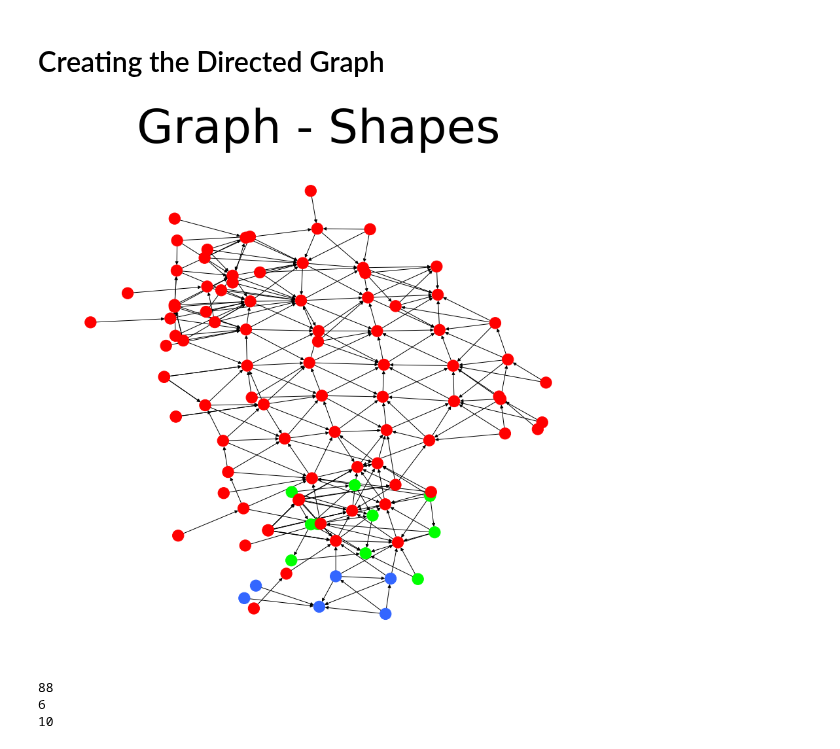
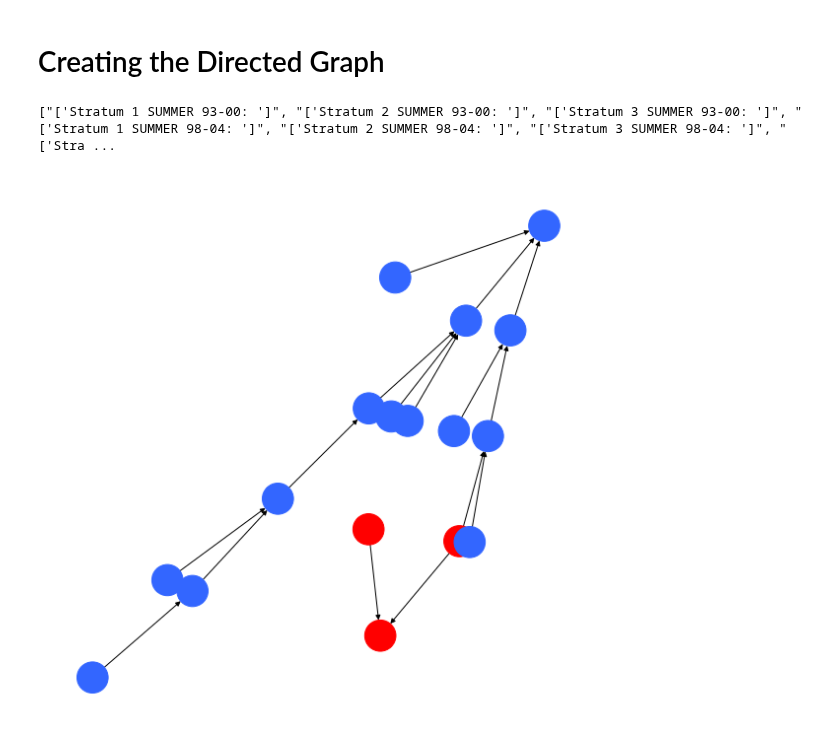
Before and after one commit to amberlee0516/UMR-TDA-2021, a Jupyter notebook: TDA_Analysis_Scripts/scomplexAnalysis_Coloring.ipynb, the cells around one changed output. Saved outputs shown, nothing was run; the diff lists cells and outputs as text; code cells hidden in the pictures.

Commit message:
Coloring html

```diff
--- a/TDA_Analysis_Scripts/scomplexAnalysis_Coloring.ipynb
+++ b/TDA_Analysis_Scripts/scomplexAnalysis_Coloring.ipynb
@@ -29,12 +29,12 @@ From the `kmapper_demo` file, I added one extra code block to place the resultin
 Here, we also import the actual data set, with data interpolated for the specific pool. <br>
 Lastly, a list of the 11 continuous variables (the interpolated versions) is created.
 # %%
-jsonFilePath = r"C:\Users\killiad\Documents\Senior\REU\Mapper\LaGrange\TDA2PCA75Cubes25perc_e10.json"
+jsonFilePath = r"C:\Users\killiad\Documents\Senior\REU\Mapper\PCA_1_NO_COND\TDA1PCA15Cubes35perc.json"
 jsonFile = open(jsonFilePath, "r")
 jsonData = json.load(jsonFile)
 jsonFile.close()
 
-dataFilePath = r"C:\Users\killiad\Documents\Senior\REU\Mapper\LaGrange\TDA2PCA75Cubes25perc_e10.p"
+dataFilePath = r"C:\Users\killiad\Documents\Senior\REU\Mapper\PCA_1_NO_COND\TDA1PCA15Cubes35perc.p"
 df_dict = pickle.load(open(dataFilePath, "rb"))
 
 variables = ["PredictedWDP", "PredictedSECCHI", "PredictedTEMP", "PredictedDO",
@@ -576,16 +590,15 @@ def get_local_maxima(dg):
     return maxima
 
 def draw_graph(scomplex, filepath, with_labels=False):
-    colors = ['#ff0000', '#3366ff', '#00ff00', '#ff00ff', '#669999']
+    colors = ['#ff0000', '#3366ff', '#0BB30B', '#A312A3', '#669999']
     colors_dict = {scomplex['maxima'][i] : colors[i] for i in range(len(scomplex['maxima']))}
-    transition_color = '#db_eps10_minsamp10_ncube100_perc30
-hdb_minclust10_minsamp5_ncube75_perc30'
+    transition_color = '#D8D135'
     color_map = []
     scomplex['states'] = {scomplex['maxima'][i] : [] for i in range(len(scomplex['maxima']))}
 
-    fig = plt.figure(figsize=(12,12))
+    fig = plt.figure(figsize=(8,8))
     ax = plt.subplot(111)
-    ax.set_title('Graph - Shapes', fontsize=72)
+    #ax.set_title('La Grange Ecological States', fontsize=40)
 
     for node in scomplex['graph']:
         distDict = {scomplex['maxima'][i] : graph_distance(scomplex['graph'], node, scomplex['maxima'][i])
@@ -603,7 +616,7 @@ hdb_minclust10_minsamp5_ncube75_perc30'
             color_map.append(colors_dict[states[0]])
 
 
-    nx.draw_kamada_kawai(scomplex['graph'], with_labels=with_labels, node_color=color_map)
+    nx.draw_kamada_kawai(scomplex['graph'], with_labels=with_labels, node_color=color_map, node_size = 1000)
     plt.tight_layout()
     plt.savefig(filepath, format="PNG")
     plt.show()
@@ -612,6 +625,16 @@ def graph_distance(dg, source, target):
     if nx.has_path(dg, source, target):
         return len(nx.shortest_path(dg, source, target))
     return float('inf')
+
+def record_colors(scomplex, df):
+    colors = {scomplex['maxima'][i-1] : i for i in range(1,len(scomplex['maxima']) + 1)}
+    df['COLOR'] = [-1 for x in range(df.shape[0])]
+    for node in scomplex['nodes'].keys():
+        for entry in scomplex['nodes'][node]:
+            for maxima in scomplex['maxima']:
+                if node in scomplex['states'][maxima]:
+                    df.loc[entry, ['COLOR']] = colors[maxima]
+    return df
 # %%
 for key in allComplices: # remove the indices here to get all the strata for all the time periods
     scomplex = jsonData.get(key)
@@ -619,17 +642,17 @@ for key in allComplices: # remove the indices here to get all the strata for all
     scomplex['graph'] = {}
     scomplex['graph'] = generate_graph(scomplex, largestShape)
     scomplex['maxima'] = get_local_maxima(scomplex['graph'])
+# %%
+keys = list(jsonData.keys())
+print(keys)
+scomplex = jsonData["['Stratum 3 SUMMER 14-20: ']"]
+df = df_dict["['Stratum 3 SUMMER 14-20: ']"]
+# %% [output]
+["['Stratum 1 SUMMER 93-00: ']", "['Stratum 2 SUMMER 93-00: ']", "['Stratum 3 SUMMER 93-00: ']", "['Stratum 1 SUMMER 98-04: ']", "['Stratum 2 SUMMER 98-04: ']", "['Stratum 3 SUMMER 98-04: ']", "['Stra ...
 # %%
 #key name is not related. This is all of LaGrange
-filepath =  r"C:\Users\killiad\Documents\Senior\REU\Mapper\LaGrange\LaGrange.png"
-draw_graph(jsonData["['Stratum 3 WINTER 14-20: ']"], filepath, with_labels=False)
+filepath =  r"C:\Users\killiad\Documents\Senior\REU\Mapper\PCA_1_NO_COND\backwater_time.png"
+draw_graph(scomplex, filepath, with_labels=False)
+color_df = record_colors(scomplex, df)
 # %% [output]
-[figure, old version]
+[figure, new version]
-# %%
-keys = list(jsonData["['Stratum 3 WINTER 14-20: ']"]['states'].keys())
-for key in keys:
-    print(len(jsonData["['Stratum 3 WINTER 14-20: ']"]['states'][key]))
-# %% [output]
-88
-6
-10
```
Also changed, not shown: parts of 4 cells of this notebook, 1 other file.
